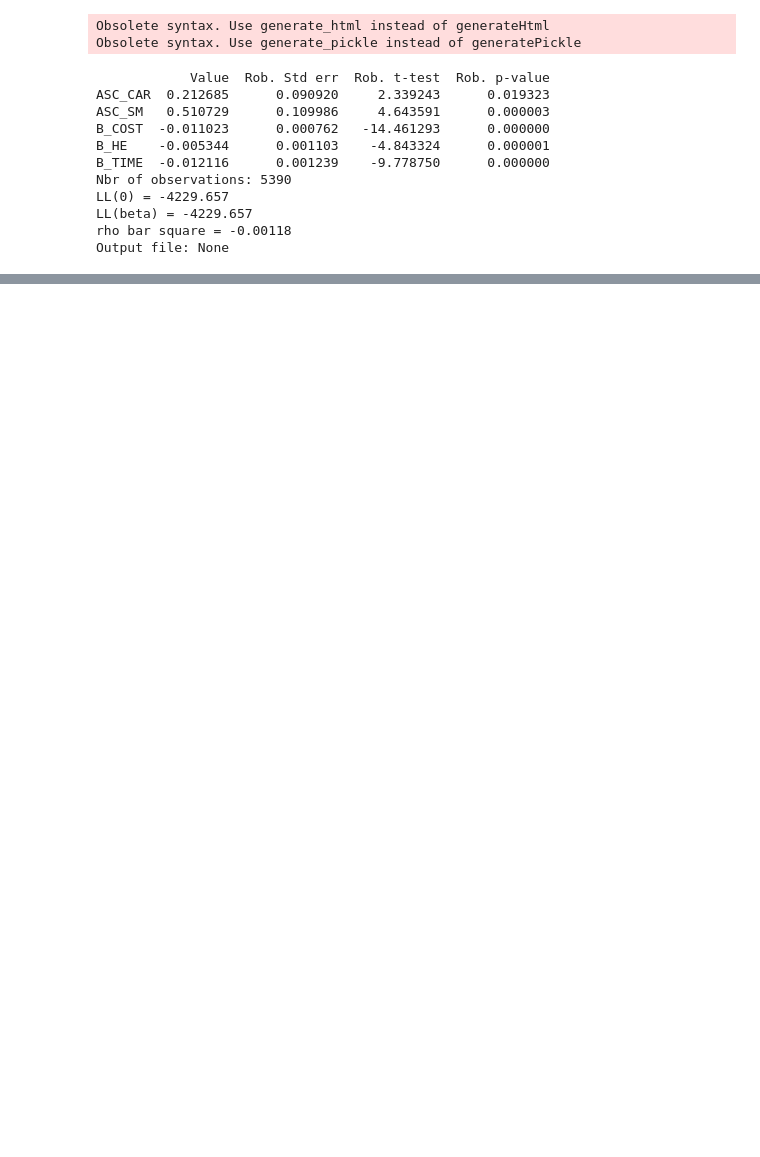
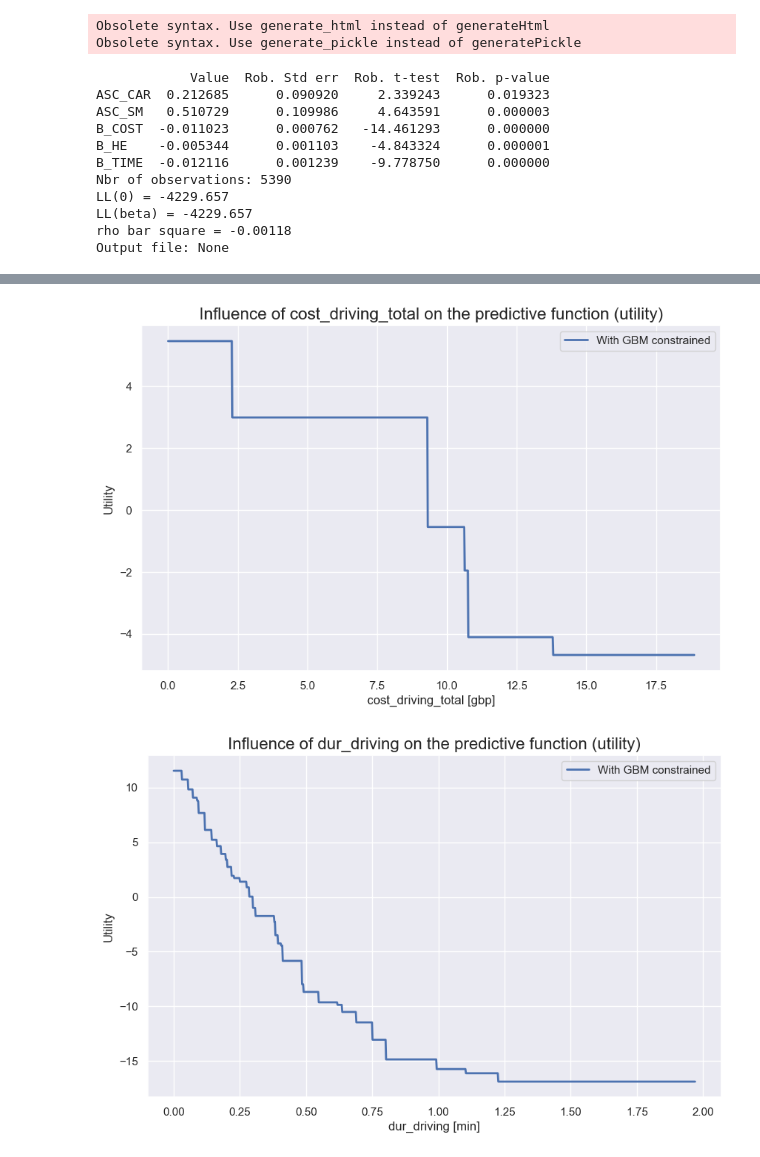
Before and after one commit to NicoSlvd/GBM-feature-extraction, a Jupyter notebook: Multiclass problem/First multiclass problem.ipynb, the cells around one changed output, grey strips where cells are left out. Drawn from its saved outputs; the diff is of its cells as text; code cells hidden in the pictures; blank space fills up the shorter version.

```diff
--- a/Multiclass problem/First multiclass problem.ipynb
+++ b/Multiclass problem/First multiclass problem.ipynb
@@ -114,0 +157,28 @@ Output file: None
+# %%
+param_ld = {'max_depth': 1,
+         'num_boost_round': 150,
+         'objective':'multiclass',
+         'monotone_constraints': [-1, -1, -1, -1, -1, -1],
+         'interaction_constraints': [[0], [1], [2], [3], [4], [5]],
+         'learning_rate': 0.2,
+         'verbosity': 2,
+         'num_classes': 3
+        }
+# %%
+train_data = lgb.Dataset(X_train, label=y_train, free_raw_data=False)
+validation_data = lgb.Dataset(X_validate, label=y_validate, reference= train_data, free_raw_data=False)
+# %%
+rum_structure_ld= [{'columns': ['dur_driving', 'cost_driving_total'],
+                  'monotone_constraints': [-1, -1],
+                  'interaction_constraints': [[0, 1]]},
+                 {'columns': [ 'dur_pt_total', 'cost_transit'],
+                  'monotone_constraints': [-1, -1],
+                  'interaction_constraints': [[0, 1]]},
+                 {'columns': ['dur_cycling'],
+                  'monotone_constraints': [-1],
+                  'interaction_constraints': [[0]]},
+                 {'columns': ['dur_walking'],
+                  'monotone_constraints': [-1],
+                  'interaction_constraints': [[0]]}]
+# %%
+lightgbm_ld = rum_train(param_ld, train_data, valid_sets=[validation_data], rum_structure= rum_structure_ld)
@@ -114,0 +203,5 @@ Output file: None
+# %%
+lightgbm_ld.plot_parameters(param_ld, X_train, ['gbp', 'min', 'gbp', 'min', 'min', 'min'])
+# %% [output]
+[figure, added]
+[figure, added]
```
Also changed, not shown: parts of 12 cells of this notebook, 4 other files.
